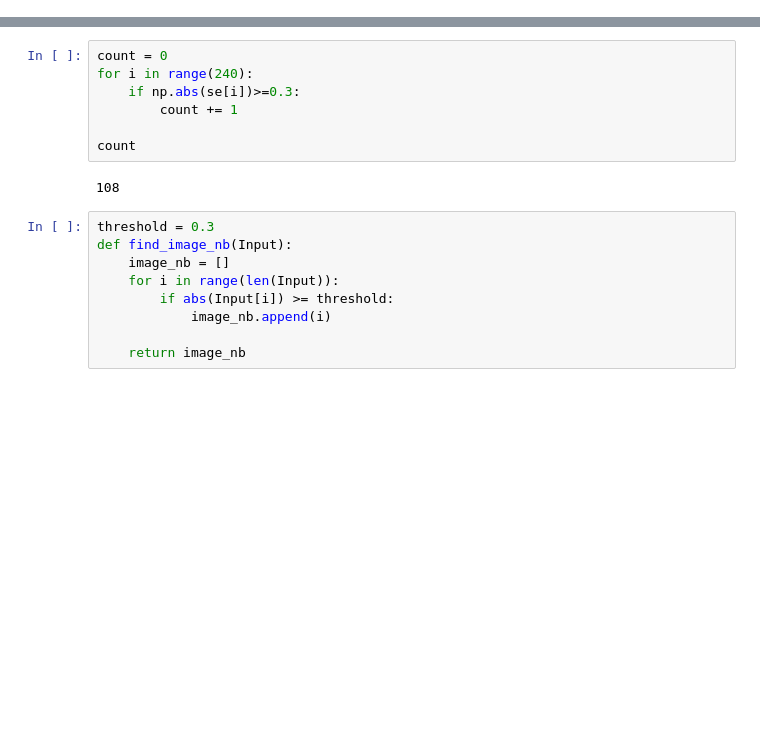
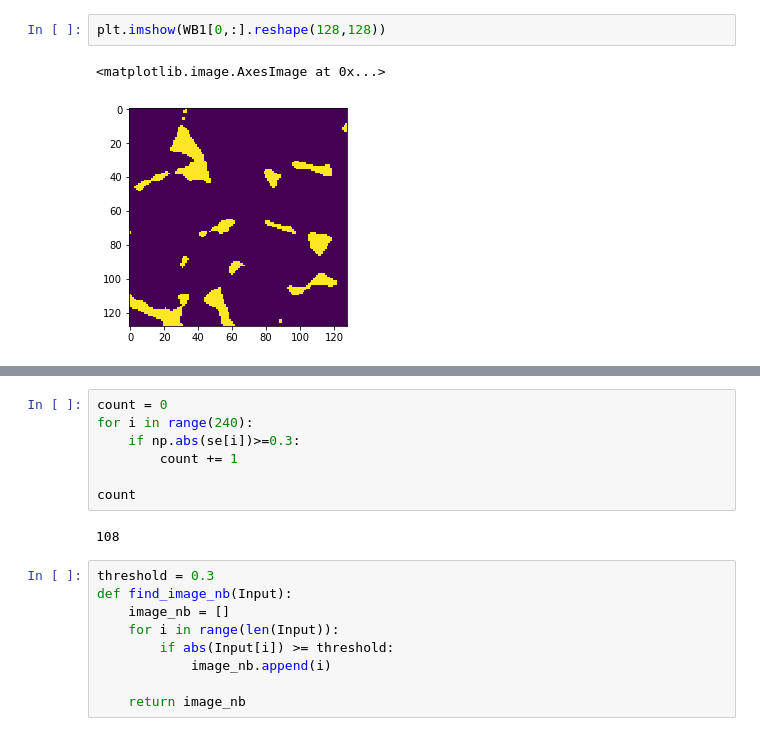
Before and after one commit to aurorlhc/property_test, a Jupyter notebook: CNN_keras.ipynb, the cells around one changed output, grey strips where cells are left out. Cells and saved outputs as stored; diff of their text form; blank space fills up the shorter version.

```diff
--- a/CNN_keras.ipynb
+++ b/CNN_keras.ipynb
@@ -77,3 +95,8 @@ X_train shape: (720, 128, 128, 1)
+# %%
+plt.imshow(WB1[0,:].reshape(128,128))
+# %% [output]
+<matplotlib.image.AxesImage at 0x...>
+[figure, added]
 # %%
 # CNN
 
```
Also changed, not shown: parts of 8 cells of this notebook.
